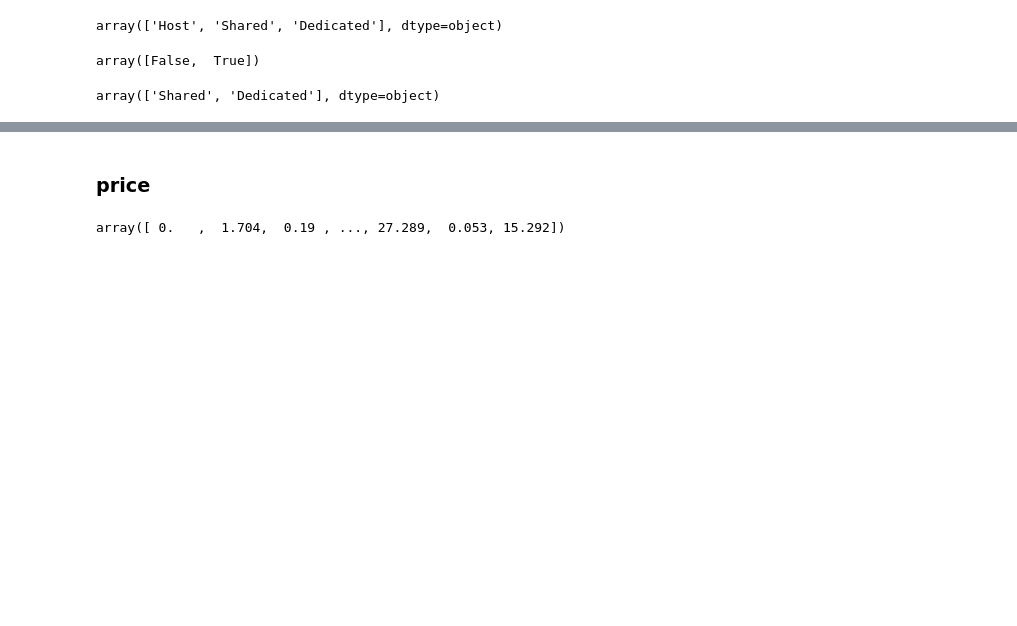
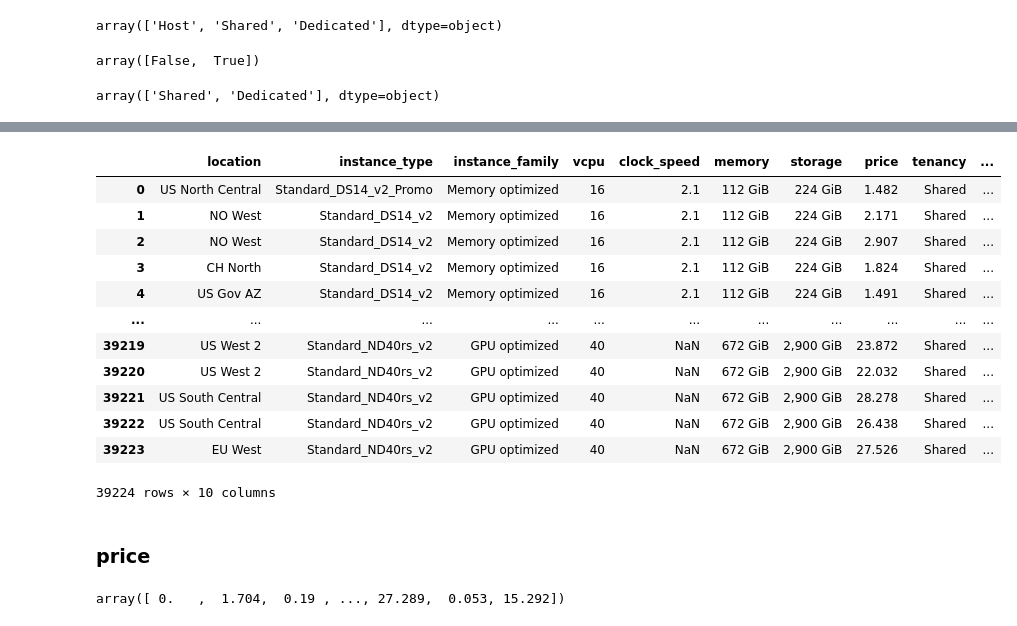
Before and after one commit to wframe-uw/Cloud-Comparison, a Jupyter notebook: Merge_Datasets.ipynb, the cells around one changed output, grey strips where cells are left out. Cells and saved outputs as stored; diff of their text form; code cells hidden in the pictures; blank space fills up the shorter version.

Commit message:
Investigating price weirdness

```diff
--- a/Merge_Datasets.ipynb
+++ b/Merge_Datasets.ipynb
@@ -380,4 +380,20 @@ df_azure[df_azure[col]=='Dedicated']
 325 rows × 10 columns
+# %%
+df_azure
+# %% [output]
+|  | location | instance_type | instance_family | vcpu | clock_speed | memory | storage | price | tenancy | ... |
+| 0 | US North Central | Standard_DS14_v2_Promo | Memory optimized | 16 | 2.1 | 112 GiB | 224 GiB | 1.482 | Shared | ... |
+| 1 | NO West | Standard_DS14_v2 | Memory optimized | 16 | 2.1 | 112 GiB | 224 GiB | 2.171 | Shared | ... |
+| 2 | NO West | Standard_DS14_v2 | Memory optimized | 16 | 2.1 | 112 GiB | 224 GiB | 2.907 | Shared | ... |
+| 3 | CH North | Standard_DS14_v2 | Memory optimized | 16 | 2.1 | 112 GiB | 224 GiB | 1.824 | Shared | ... |
+| 4 | US Gov AZ | Standard_DS14_v2 | Memory optimized | 16 | 2.1 | 112 GiB | 224 GiB | 1.491 | Shared | ... |
+| ... | ... | ... | ... | ... | ... | ... | ... | ... | ... | ... |
+| 39219 | US West 2 | Standard_ND40rs_v2 | GPU optimized | 40 | NaN | 672 GiB | 2,900 GiB | 23.872 | Shared | ... |
+| 39220 | US West 2 | Standard_ND40rs_v2 | GPU optimized | 40 | NaN | 672 GiB | 2,900 GiB | 22.032 | Shared | ... |
+| 39221 | US South Central | Standard_ND40rs_v2 | GPU optimized | 40 | NaN | 672 GiB | 2,900 GiB | 28.278 | Shared | ... |
+| 39222 | US South Central | Standard_ND40rs_v2 | GPU optimized | 40 | NaN | 672 GiB | 2,900 GiB | 26.438 | Shared | ... |
+| 39223 | EU West | Standard_ND40rs_v2 | GPU optimized | 40 | NaN | 672 GiB | 2,900 GiB | 27.526 | Shared | ... |
+39224 rows × 10 columns
 # %% [markdown]
 ### price
 # %%
```
Also changed, not shown: parts of 8 cells of this notebook, 4 other files.
